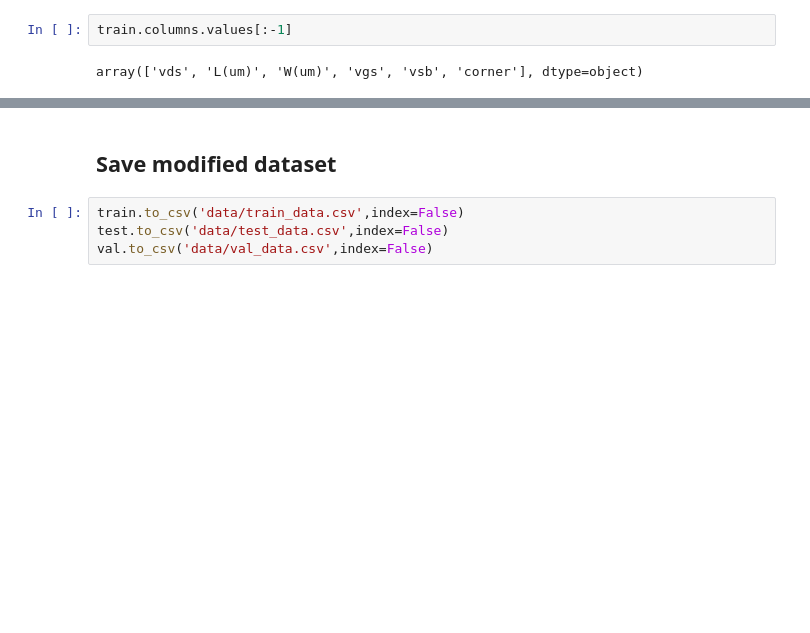
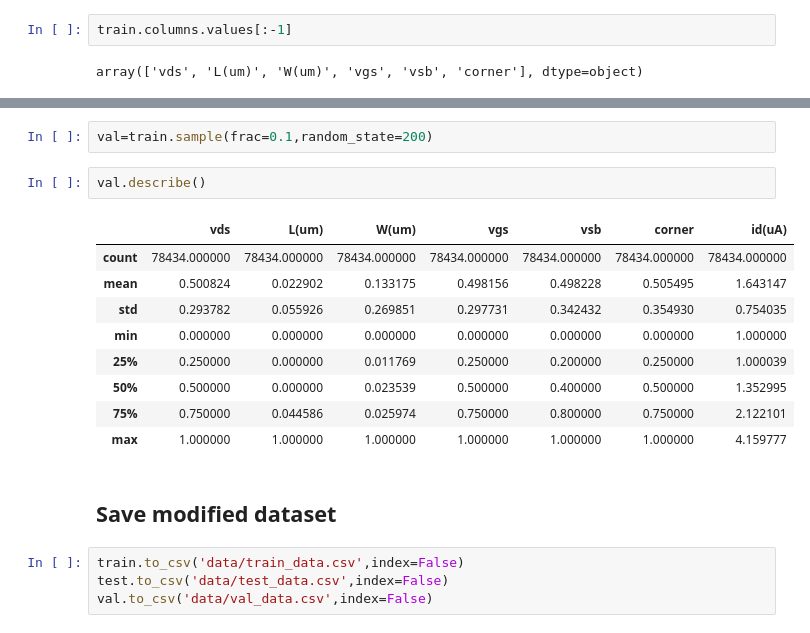
Before and after one commit to abdelrahmanabdelghany/Mabrains-Task-Transistor-Drain-Current-Prediction, a Jupyter notebook: EDA.ipynb, the cells around one changed output, grey strips where cells are left out. Saved outputs shown, nothing was run; the diff lists cells and outputs as text; blank space fills up the shorter version.

```diff
--- a/EDA.ipynb
+++ b/EDA.ipynb
@@ -195,4 +203,18 @@ train.describe()
 | max | 1.000000 | 1.000000 | 1.000000 | 1.000000 | 1.000000 | 1.000000 | 4.172606 |
+# %%
+val=train.sample(frac=0.1,random_state=200)
+# %%
+val.describe()
+# %% [output]
+|  | vds | L(um) | W(um) | vgs | vsb | corner | id(uA) |
+| count | 78434.000000 | 78434.000000 | 78434.000000 | 78434.000000 | 78434.000000 | 78434.000000 | 78434.000000 |
+| mean | 0.500824 | 0.022902 | 0.133175 | 0.498156 | 0.498228 | 0.505495 | 1.643147 |
+| std | 0.293782 | 0.055926 | 0.269851 | 0.297731 | 0.342432 | 0.354930 | 0.754035 |
+| min | 0.000000 | 0.000000 | 0.000000 | 0.000000 | 0.000000 | 0.000000 | 1.000000 |
+| 25% | 0.250000 | 0.000000 | 0.011769 | 0.250000 | 0.200000 | 0.250000 | 1.000039 |
+| 50% | 0.500000 | 0.000000 | 0.023539 | 0.500000 | 0.400000 | 0.500000 | 1.352995 |
+| 75% | 0.750000 | 0.044586 | 0.025974 | 0.750000 | 0.800000 | 0.750000 | 2.122101 |
+| max | 1.000000 | 1.000000 | 1.000000 | 1.000000 | 1.000000 | 1.000000 | 4.159777 |
 # %% [markdown]
 ## Save modified dataset
 # %%
```
Also changed, not shown: parts of 5 cells of this notebook, 1 other file.
